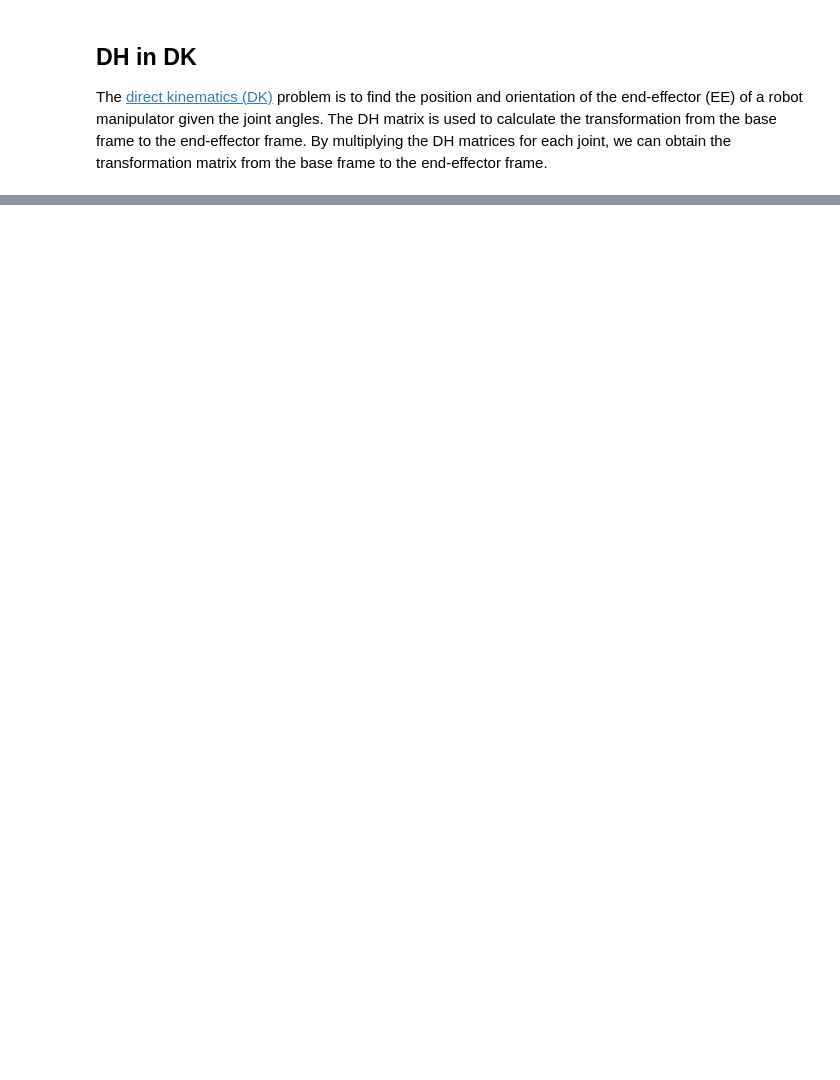
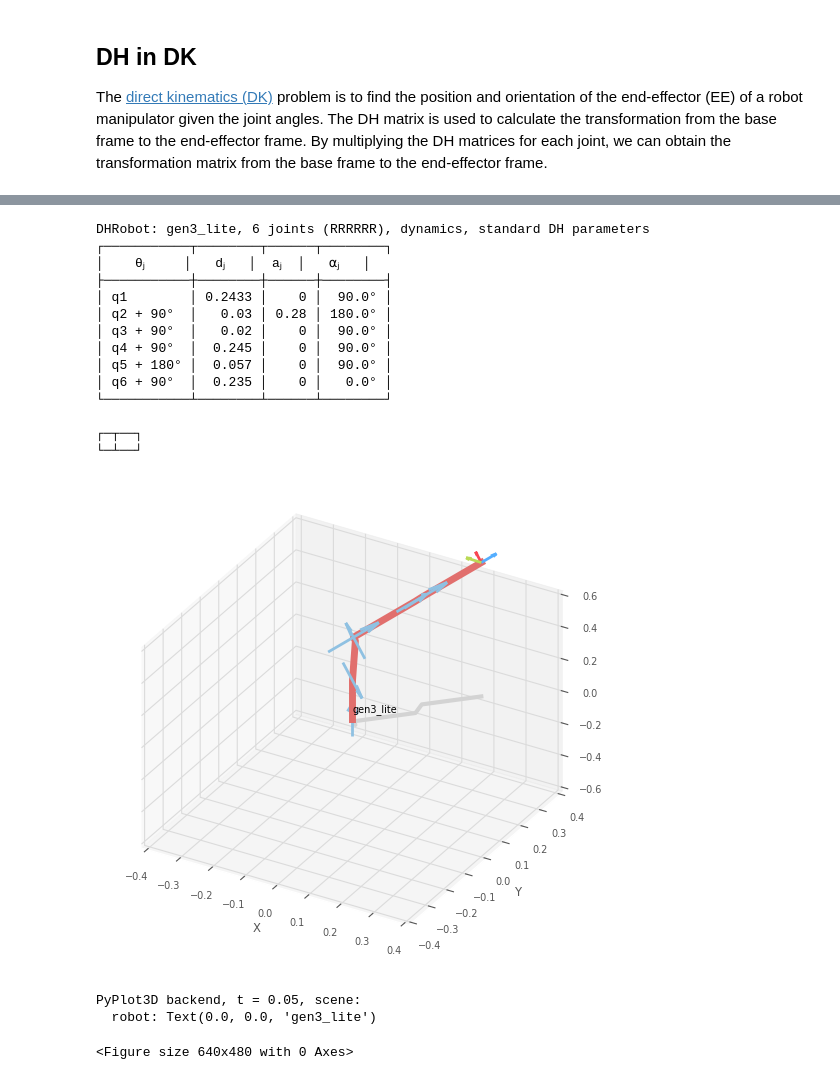
Before and after one commit to CollaborativeRoboticsLab/foundations-of-robotics-labs, a Jupyter notebook: 3-kinematics/02-direct-kinematics.ipynb, the cells around one changed output, grey strips where cells are left out. Drawn from its saved outputs; the diff is of its cells as text; code cells hidden in the pictures; blank space fills up the shorter version.

```diff
--- a/3-kinematics/02-direct-kinematics.ipynb
+++ b/3-kinematics/02-direct-kinematics.ipynb
@@ -88,0 +231,79 @@ print(pose)
+# %%
+import math
+import numpy as np
+import roboticstoolbox as rtb
+
+# load the gen 3 lite robot model from the robot toolbox
+# the DH parameters where sourced from the user manual for the Kinova gen 3 lite robot manipulator
+gen3_lite = rtb.DHRobot(
+    [
+        rtb.RevoluteDH(
+            d = 0.1283 + 0.115,
+            alpha = math.radians(90),
+            a = 0
+            ),
+        rtb.RevoluteDH(
+            d = 0.030,
+            alpha = math.radians(180),
+            a = 0.280,
+            offset = math.radians(90)
+            ),
+        rtb.RevoluteDH(
+            d = 0.020,
+            alpha = math.radians(90),
+            a = 0,
+            offset = math.radians(90)
+            ),
+        rtb.RevoluteDH(
+            d = 0.140 + 0.105,
+            alpha = math.radians(90),
+            a = 0,
+            offset = math.radians(90)
+            ),
+        rtb.RevoluteDH(
+            d= 0.0285 + 0.0285,
+            alpha = math.radians(90),
+            a = 0,
+            offset = math.radians(180)
+            ),
+        rtb.RevoluteDH(
+            d = 0.105 + 0.130,
+            alpha = 0,
+            a = 0,
+            offset = math.radians(90)
+        )
+    ],
+    name = "gen3_lite"
+)
+
+print(gen3_lite)
+
+# plot the robot model with some example joint angles
+# an example with the same angles in j1, j3, j4, and j6
+p_4 = math.radians(45)
+
+# create the joint angles array
+# q = np.array([0, 0, 0, 0, 0, 0])
+q = np.array([p_4, 0, p_4, p_4, 0, p_4])
+
+# plot the arm
+gen3_lite.plot(q, limits=[-0.4, 0.4, -0.4, 0.4, -0.6, 0.6])
+# %% [output]
+DHRobot: gen3_lite, 6 joints (RRRRRR), dynamics, standard DH parameters
+┌───────────┬────────┬──────┬────────┐
+│    θⱼ     │   dⱼ   │  aⱼ  │   ⍺ⱼ   │
+├───────────┼────────┼──────┼────────┤
+│ q1        │ 0.2433 │    0 │  90.0° │
+│ q2 + 90°  │   0.03 │ 0.28 │ 180.0° │
+│ q3 + 90°  │   0.02 │    0 │  90.0° │
+│ q4 + 90°  │  0.245 │    0 │  90.0° │
+│ q5 + 180° │  0.057 │    0 │  90.0° │
+│ q6 + 90°  │  0.235 │    0 │   0.0° │
+└───────────┴────────┴──────┴────────┘
+
+┌─┬──┐
+└─┴──┘
+[figure, added]
+PyPlot3D backend, t = 0.05, scene:
+  robot: Text(0.0, 0.0, 'gen3_lite')
+<Figure size 640x480 with 0 Axes>
```
Also changed, not shown: parts of 16 cells of this notebook, 3 other files.
